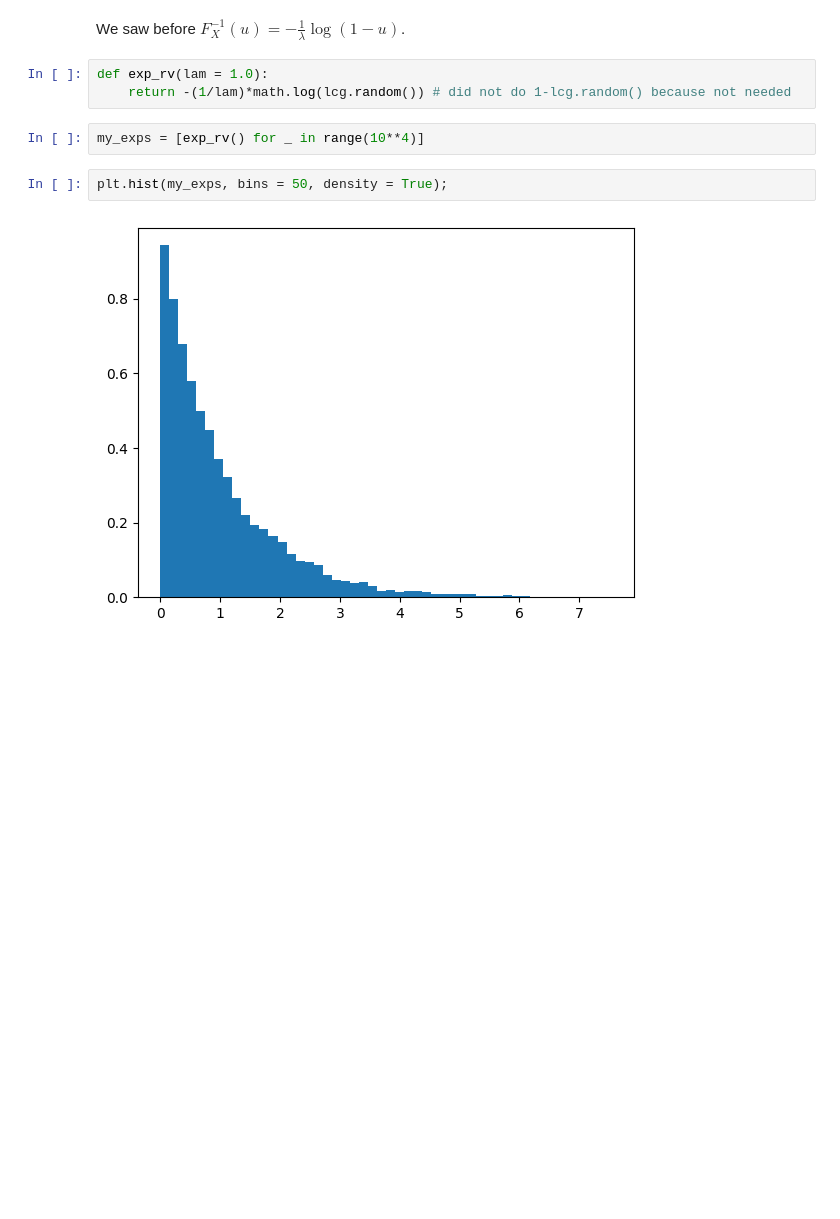
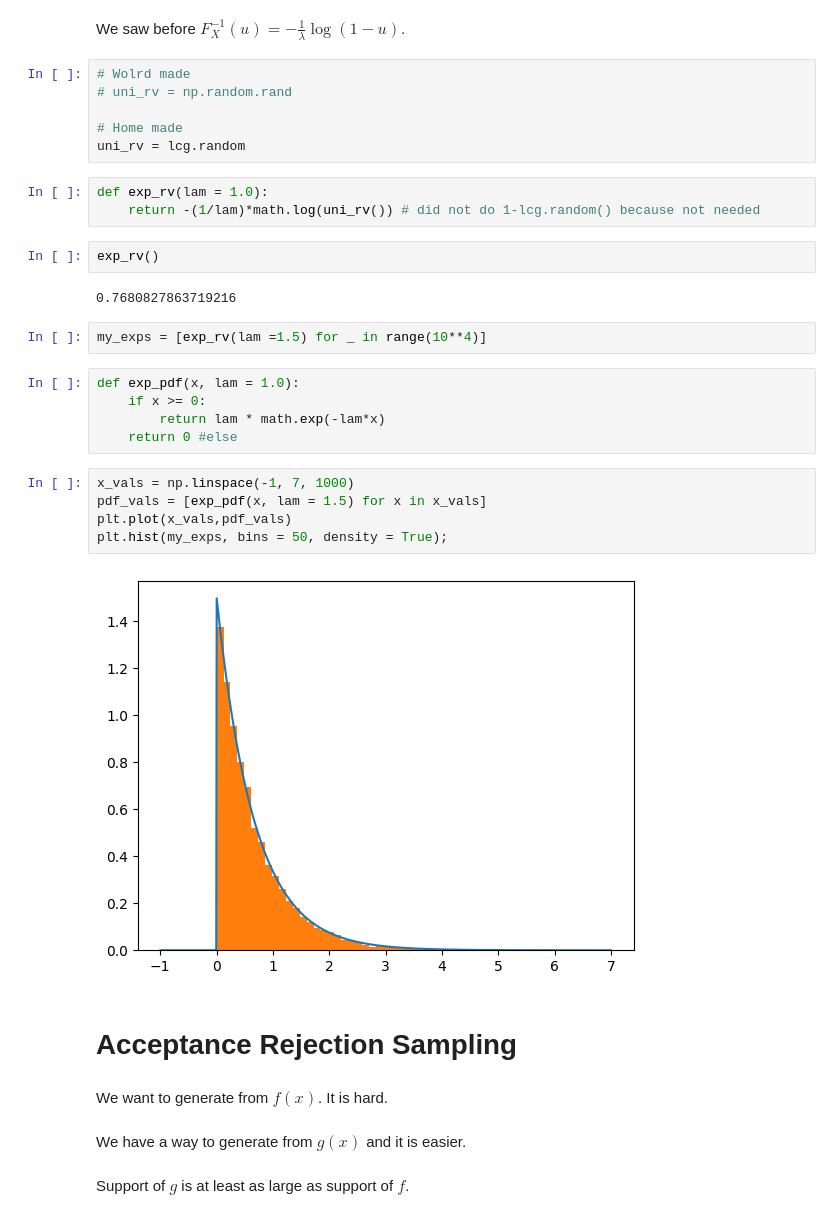
Before and after one commit to yoninazarathy/uq-stat2003-demos, a Jupyter notebook: Lec13_14.ipynb, the cells around one changed output. Saved outputs shown, nothing was run; the diff lists cells and outputs as text; blank space fills up the shorter version.

```diff
--- a/Lec13_14.ipynb
+++ b/Lec13_14.ipynb
@@ -86,12 +86,38 @@ F_X(x) =
 $$
 # %% [markdown]
 We saw before $F^{-1}_X(u) = -\frac{1}{\lambda}\log(1-u)$.
+# %%
+# Wolrd made
+# uni_rv = np.random.rand
+
+# Home made
+uni_rv = lcg.random
 # %%
 def exp_rv(lam = 1.0):
-    return -(1/lam)*math.log(lcg.random()) # did not do 1-lcg.random() because not needed
+    return -(1/lam)*math.log(uni_rv()) # did not do 1-lcg.random() because not needed
+# %%
+exp_rv()
+# %% [output]
+0.7680827863719216
 # %%
-my_exps = [exp_rv() for _ in range(10**4)]
+my_exps = [exp_rv(lam =1.5) for _ in range(10**4)]
-# %%
-plt.hist(my_exps, bins = 50, density = True);
-# %% [output]
-[figure, removed]
+# %%
+def exp_pdf(x, lam = 1.0):
+    if x >= 0:
+        return lam * math.exp(-lam*x)
+    return 0 #else
+# %%
+x_vals = np.linspace(-1, 7, 1000)
+pdf_vals = [exp_pdf(x, lam = 1.5) for x in x_vals]
+plt.plot(x_vals,pdf_vals)
+plt.hist(my_exps, bins = 50, density = True);
+# %% [output]
+[figure, added]
+# %% [markdown]
+# Acceptance Rejection Sampling
+# %% [markdown]
+We want to generate from $f(x)$. It is hard.
+# %% [markdown]
+We have a way to generate from $g(x)$ and it is easier.
+# %% [markdown]
+Support of $g$ is at least as large as support of $f$.
```
Also changed, not shown: parts of 11 cells of this notebook.
